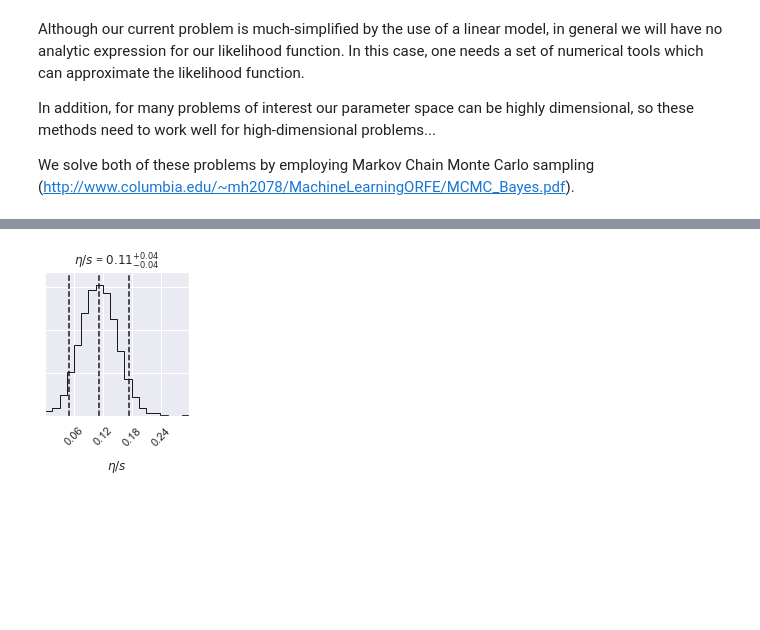
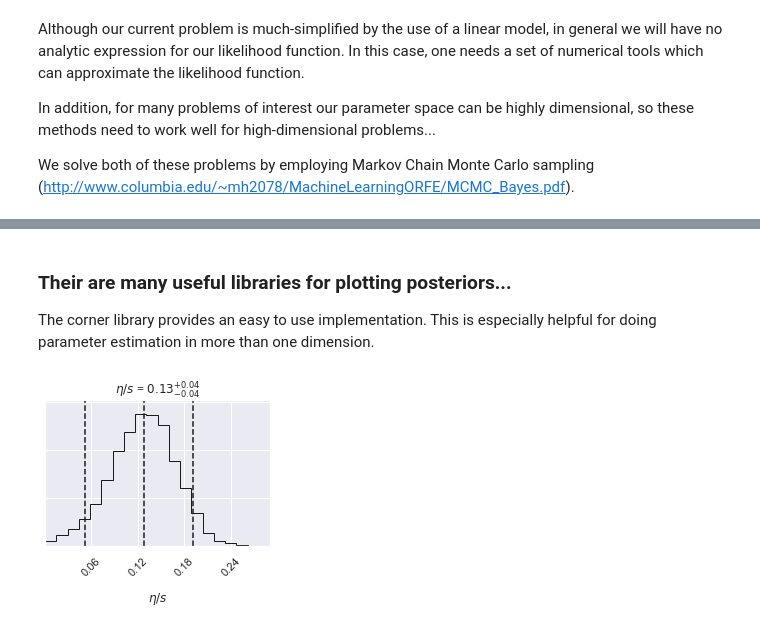
Before and after one commit to derekeverett/simple_bayes_with_GP, a Jupyter notebook: Infer_Shear_Viscosity_from_Flow.ipynb, the cells around one changed output, grey strips where cells are left out. Saved outputs shown, nothing was run; the diff lists cells and outputs as text; code cells hidden in the pictures; blank space fills up the shorter version.

Commit message:
filling in more details. Still lacking is an explanation of GP kernels and total covariance = GP covar + Exp. covar

```diff
--- a/Infer_Shear_Viscosity_from_Flow.ipynb
+++ b/Infer_Shear_Viscosity_from_Flow.ipynb
@@ -268,26 +356,39 @@ Specifically, we will use a python implementation called *Emcee* (https://emcee.
 # %%
+#this are some general settings for the MCMC
 ndim = 1  # number of parameters in the model
 nwalkers = 20*ndim  # number of MCMC walkers
 nburn = 1000  # "burn-in" period to let chains stabilize
-nsteps = 2000  # number of MCMC steps to take
+nsteps = 2000  # number of MCMC steps to take after the burn-in period finished
 
 # we'll start at random locations within the prior volume
 starting_guesses = theta_min + \
                    (theta_max - theta_min) * np.random.rand(nwalkers,ndim)
 
+####Sampling the posterior with a flat prior####
+print("Sampling Posterior with Flat Prior...")
 print("MCMC sampling using emcee (affine-invariant ensamble sampler) with {0} walkers".format(nwalkers))
-sampler = emcee.EnsembleSampler(nwalkers, ndim, log_posterior_1, args=[y_exp, dy_exp])
+sampler_flat_prior = emcee.EnsembleSampler(nwalkers, ndim, log_posterior_flat_prior, args=[y_exp, dy_exp])
+# "burn-in" period; save final positions and then reset
+pos, prob, state = sampler_flat_prior.run_mcmc(starting_guesses, nburn)
+sampler_flat_prior.reset()
+# production sampling period
+sampler_flat_prior.run_mcmc(pos, nsteps)
+print("Mean acceptance fraction: {0:.3f} (in total {1} steps)"
+                .format(np.mean(sampler_flat_prior.acceptance_fraction),nwalkers*nsteps))
+# discard burn-in points and flatten the walkers; the shape of samples is (nwalkers*nsteps, ndim)
+samples_flat_prior = sampler_flat_prior.chain.reshape((-1, ndim))
 
+####Sampling the posterior with a peaked prior####
+print("Sampling Posterior with Peaked Prior...")
+print("MCMC sampling using emcee (affine-invariant ensamble sampler) with {0} walkers".format(nwalkers))
+sampler_peaked_prior = emcee.EnsembleSampler(nwalkers, ndim, log_posterior_peaked_prior, args=[y_exp, dy_exp])
 # "burn-in" period; save final positions and then reset
-pos, prob, state = sampler.run_mcmc(starting_guesses, nburn)
-sampler.reset()
-
-# sampling period
-sampler.run_mcmc(pos, nsteps)
-
+pos, prob, state = sampler_peaked_prior.run_mcmc(starting_guesses, nburn)
+sampler_peaked_prior.reset()
+# production sampling period
+sampler_peaked_prior.run_mcmc(pos, nsteps)
 print("Mean acceptance fraction: {0:.3f} (in total {1} steps)"
-                .format(np.mean(sampler.acceptance_fraction),nwalkers*nsteps))
-
+                .format(np.mean(sampler_peaked_prior.acceptance_fraction),nwalkers*nsteps))
 # discard burn-in points and flatten the walkers; the shape of samples is (nwalkers*nsteps, ndim)
-samples = sampler.chain.reshape((-1, ndim))
+samples_peaked_prior = sampler_peaked_prior.chain.reshape((-1, ndim))
 # %% [output]
@@ -296,10 +427,13 @@ Mean acceptance fraction: 0.807 (in total 40000 steps)
+# %% [markdown]
+### Their are many useful libraries for plotting posteriors...
+The corner library provides an easy to use implementation. This is especially helpful for doing
+parameter estimation in more than one dimension.
 # %%
 # make a corner plot with the posterior distribution
-fig = corner.corner(samples, labels=["$\eta/s$"],
-                    quantiles=[0.05, 0.5, 0.95],
+fig = corner.corner(samples_flat_prior, labels=["$\eta/s$"],
+                    quantiles=[0.05, 0.5, 0.95], #what do these limits control?
                     show_titles=True, title_kwargs={"fontsize": 12})
-#plt.suptitle('Posterior of Specific Shear Viscosity')
-#plt.tight_layout(True)
+plt.tight_layout(True)
 plt.show()
 # %% [output]
-[figure, old version]
+[figure, new version]
```
Also changed, not shown: parts of 34 cells of this notebook.
